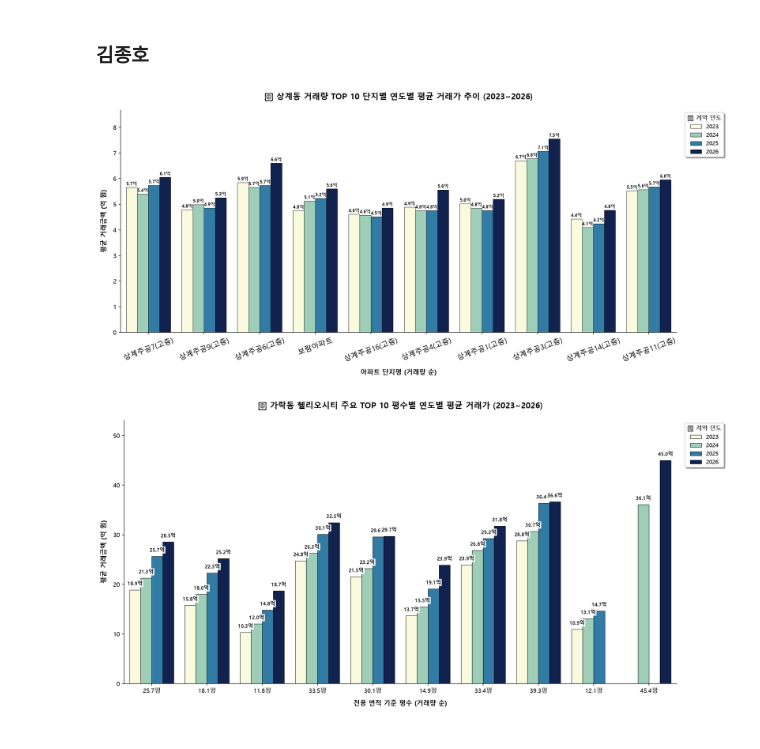
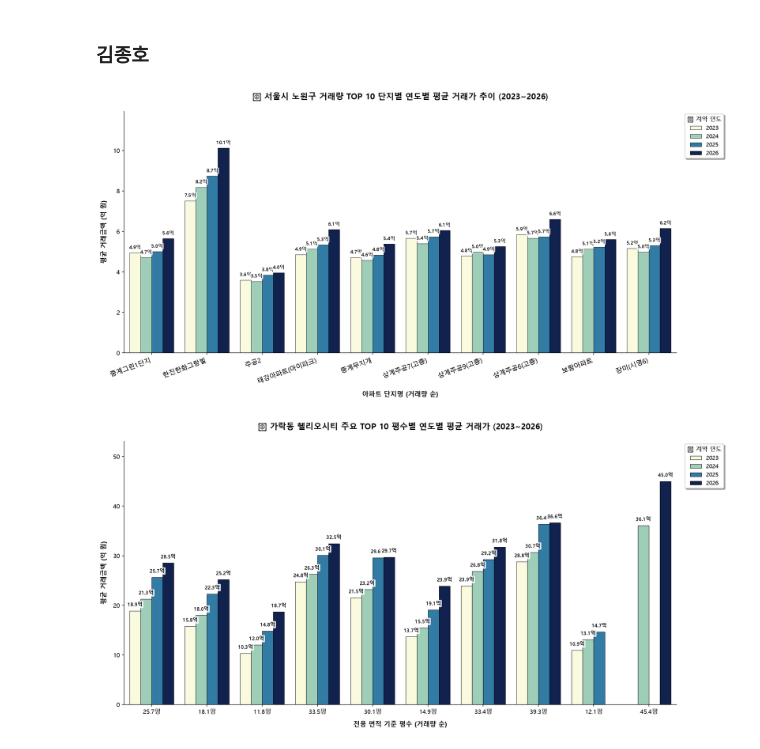
Before and after one commit to gonggong77/10_teamProject, a Jupyter notebook: ground_hcteam/teamProject_hcteam.ipynb, the cells around one changed output. Saved outputs shown, nothing was run; the diff lists cells and outputs as text; code cells hidden in the pictures.

```diff
--- a/ground_hcteam/teamProject_hcteam.ipynb
+++ b/ground_hcteam/teamProject_hcteam.ipynb
@@ -227,95 +227,98 @@ Passing `palette` without assigning `hue` is deprecated and will be removed in v
 # %% [markdown]
 ### 김종호
 # %%
-# 2. 상계동 데이터 필터링 및 연도 추출
-sanggye_df = true_df[true_df["시군구"].str.contains("상계동", na=False)].copy()
-sanggye_df["연도"] = sanggye_df["계약년월"].astype(str).str[:4].astype(int)
+# 2. 🔥 노원구 데이터 필터링 및 연도 추출 (상계동 -> 노원구로 변경)
+nowon_df = true_df[true_df["시군구"].str.contains("노원구", na=False)].copy()
+nowon_df["연도"] = nowon_df["계약년월"].astype(str).str[:4].astype(int)
 
 # 2023년~2026년 필터링 및 억 원 단위 변환
-sanggye_df = sanggye_df[
-    (sanggye_df["연도"] >= 2023) & (sanggye_df["연도"] <= 2026)
-]
-sanggye_df["거래금액_억원"] = sanggye_df["거래금액"] / 10000
+nowon_df = nowon_df[(nowon_df["연도"] >= 2023) & (nowon_df["연도"] <= 2026)]
+nowon_df["거래금액_억원"] = nowon_df["거래금액"] / 10000
 
-# 3. 거래량 상위 TOP 10 단지 추출 및 정렬 (거래량 순으로 유지)
-top10_complexes = sanggye_df["단지명"].value_counts().head(10).index
-filtered_sanggye = sanggye_df[sanggye_df["단지명"].isin(top10_complexes)]
+# 3. 거래량 상위 TOP 10 단지 추출 및 정렬
+top10_complexes = nowon_df["단지명"].value_counts().head(10).index
+filtered_nowon = nowon_df[nowon_df["단지명"].isin(top10_complexes)]
 
 # 단지별, 연도별 평균 거래금액 집계
 complex_yearly = (
-    filtered_sanggye.groupby(["단지명", "연도"])["거래금액_억원"]
+    filtered_nowon.groupby(["단지명", "연도"])["거래금액_억원"]
     .mean()
     .reset_index()
 )
 
-# 4. Barplot 생성 (단지수가 많으므로 가로 폭을 늘림)
-fig, ax = plt.subplots(figsize=(15, 7), dpi=150)
+# 4. Barplot 생성
+fig, ax = plt.subplots(figsize=(15, 7.5), dpi=150)
 
-# X축: 단지명, Hue: 연도 (단지별 연도 추이를 모아보기 용이)
 bar_plot = sns.barplot(
     data=complex_yearly,
     x="단지명",
     y="거래금액_억원",
     hue="연도",
     order=top10_complexes,  # 거래량이 많은 순서대로 X축 정렬
-    palette="YlGnBu",  # 연도가 진행될수록 짙어지는 색상 테마
+    palette="YlGnBu",  # 연도가 지날수록 진해지는 테마
     ax=ax,
     edgecolor="black",
     linewidth=0.5,
 )
 
-# 5. 막대 위에 금액 수치(값) 표기
+# 5. 막대 위에 금액 수치(값) 가독성 높게 표시 (배경 박스 적용)
 for p in bar_plot.patches:
     height = p.get_height()
     if not pd.isna(height) and height > 0:
         ax.annotate(
-            f"{height:.1f}억",  # 공간 확보를 위해 소수점 첫째 자리까지 표기
+            f"{height:.1f}억",
             (p.get_x() + p.get_width() / 2.0, height),
             ha="center",
             va="bottom",
-            fontsize=7.5,
+            fontsize=8,
             fontweight="bold",
-            xytext=(0, 2),
+            color="#111111",
+            xytext=(0, 5),  # 막대 위로 5pt 띄움
             textcoords="offset points",
-            rotation=0,
+            bbox=dict(
+                boxstyle="round,pad=0.15",
+                facecolor="white",
+                edgecolor="none",
+                alpha=0.85,
+            ),
         )
 
 # 6. 차트 디테일 설정
 ax.set_title(
-    "📊 상계동 거래량 TOP 10 단지별 연도별 평균 거래가 추이 (2023~2026)",
+    "📊 서울시 노원구 거래량 TOP 10 단지별 연도별 평균 거래가 추이 (2023~2026)",
     fontsize=14,
     fontweight="bold",
-    pad=18,
+    pad=20,
 )
 ax.set_xlabel("아파트 단지명 (거래량 순)", fontsize=11, fontweight="bold", labelpad=10)
 ax.set_ylabel(
     "평균 거래금액 (억 원)", fontsize=11, fontweight="bold", labelpad=10
 )
 
-# X축 단지명 라벨 회전 (긴 이름 겹침 방지)
-plt.xticks(rotation=20, fontsize=12.5)
+# X축 단지명 라벨 회전 및 정렬
+plt.xticks(rotation=20, ha="right", fontsize=11)
 
-# Y축 범위 설정
+# Y축 범위 설정 (텍스트 박스가 자르지 않도록 확장)
 max_val = complex_yearly["거래금액_억원"].max()
-ax.set_ylim(0, max_val * 1.15)
+ax.set_ylim(0, max_val * 1.18)
 
 # 범례(Legend) 스타일링
 ax.legend(
     title="📅 계약 연도",
     bbox_to_anchor=(1.01, 1),
     loc="upper left",
     frameon=True,
     shadow=True,
     fontsize=9.5,
     title_fontsize=10,
 )
 
 sns.despine(top=True, right=True)
 
 plt.tight_layout()
 plt.show()
 # %% [output]
-[figure, old version]
+[figure, new version]
 # %%
 # 연도별 가락동 평수당 평균거래금액
 helio_df = true_df[
```
Also changed, not shown: parts of 3 cells of this notebook.
